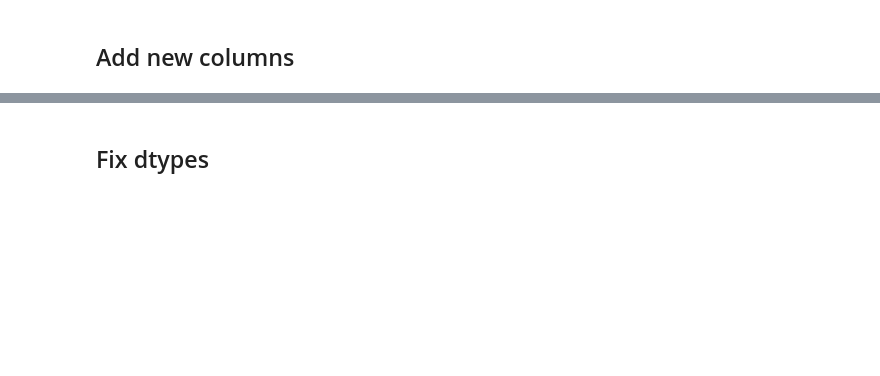
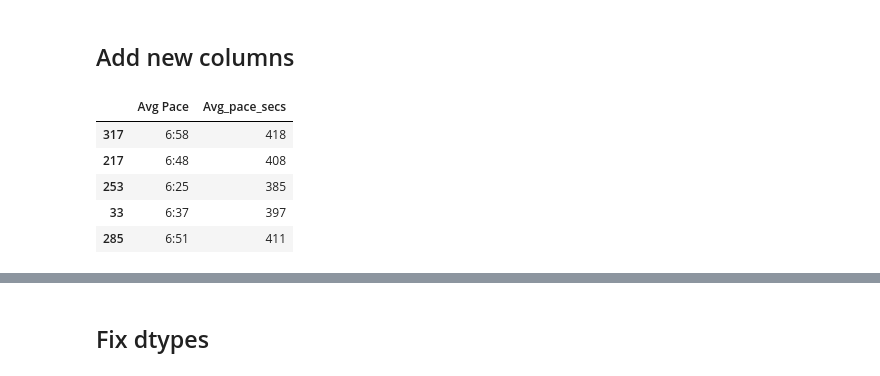
Before and after one commit to kauber/NewRunAnalyzer, a Jupyter notebook: Notebooks/RunAnalyzer_Project.ipynb, the cells around one changed output, grey strips where cells are left out. Saved outputs shown, nothing was run; the diff lists cells and outputs as text; code cells hidden in the pictures; blank space fills up the shorter version.

```diff
--- a/Notebooks/RunAnalyzer_Project.ipynb
+++ b/Notebooks/RunAnalyzer_Project.ipynb
@@ -151,6 +148,15 @@ rundata['Distance_in_miles'] = (rundata['Distance'] / 1.609344)
 rundata['Time_in_secs'] = hms_to_secs(rundata['Time'])
 # %%
 rundata['Avg_pace_secs'] = hms_to_secs(rundata['Avg Pace'])
+# %%
+rundata[['Avg Pace','Avg_pace_secs']].sample(5)
+# %% [output]
+|  | Avg Pace | Avg_pace_secs |
+| 317 | 6:58 | 418 |
+| 217 | 6:48 | 408 |
+| 253 | 6:25 | 385 |
+| 33 | 6:37 | 397 |
+| 285 | 6:51 | 411 |
 # %%
 rundata['Best_pace_secs'] = hms_to_secs(rundata['Best Pace'])
 # %%
```
Also changed, not shown: parts of 23 cells of this notebook, 5 other files.
